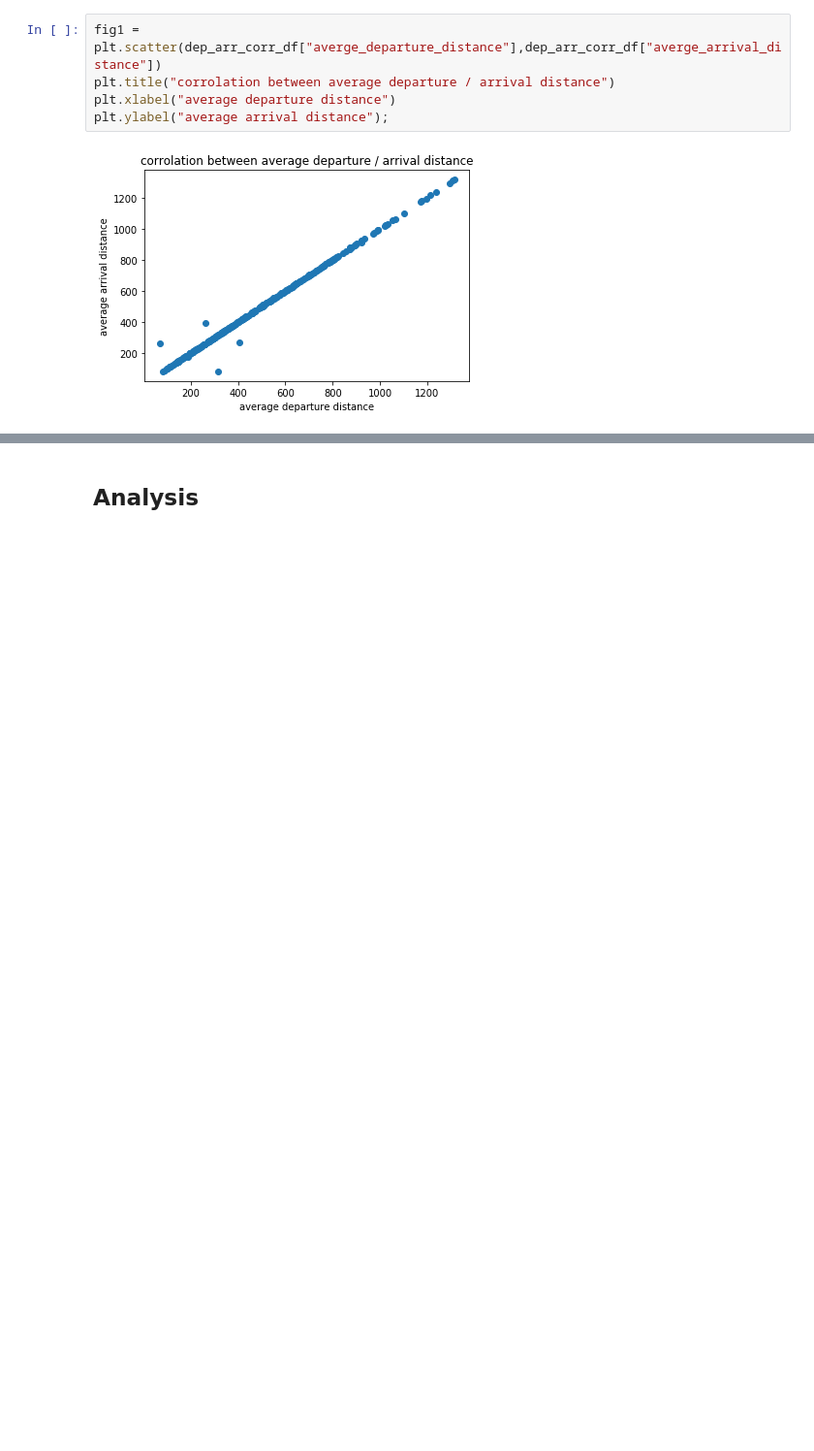
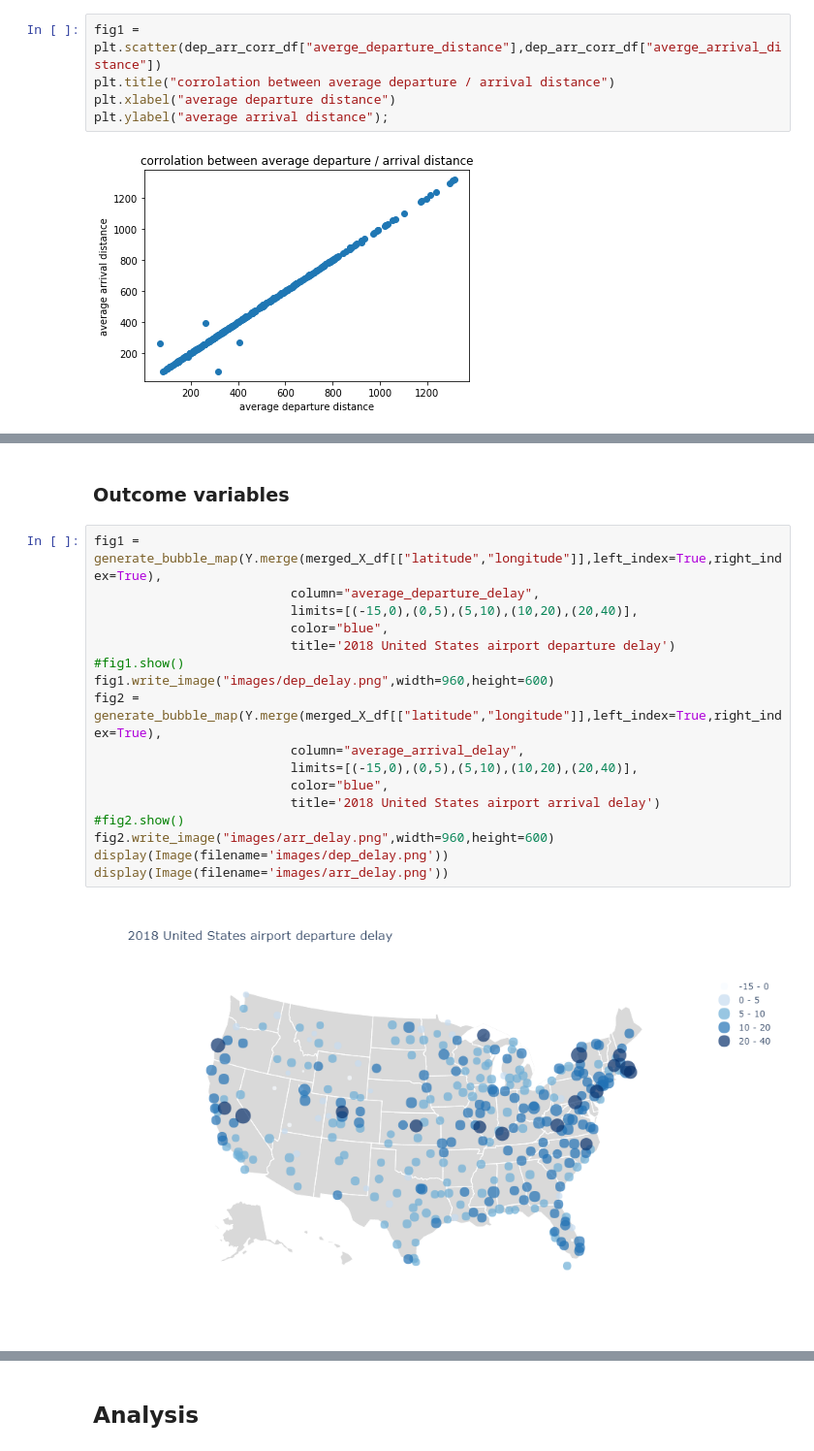
Before and after one commit to didyxdi/COGS108_final_project, a Jupyter notebook: Final Project.ipynb, the cells around one changed output, grey strips where cells are left out. Shown at 97% size. Saved outputs shown, nothing was run; the diff lists cells and outputs as text; blank space fills up the shorter version.

```diff
--- a/Final Project.ipynb
+++ b/Final Project.ipynb
@@ -738,0 +756,21 @@ plt.ylabel("average arrival delay");
+# %% [markdown]
+### Outcome variables
+# %%
+fig1 = generate_bubble_map(Y.merge(merged_X_df[["latitude","longitude"]],left_index=True,right_index=True),
+                          column="average_departure_delay",
+                          limits=[(-15,0),(0,5),(5,10),(10,20),(20,40)],
+                          color="blue",
+                          title='2018 United States airport departure delay')
+#fig1.show()
+fig1.write_image("images/dep_delay.png",width=960,height=600)
+fig2 = generate_bubble_map(Y.merge(merged_X_df[["latitude","longitude"]],left_index=True,right_index=True),
+                          column="average_arrival_delay",
+                          limits=[(-15,0),(0,5),(5,10),(10,20),(20,40)],
+                          color="blue",
+                          title='2018 United States airport arrival delay')
+#fig2.show()
+fig2.write_image("images/arr_delay.png",width=960,height=600)
+display(Image(filename='images/dep_delay.png'))
+display(Image(filename='images/arr_delay.png'))
+# %% [output]
+[figure, added]
```
Also changed, not shown: parts of 23 cells of this notebook, 5 other files.
